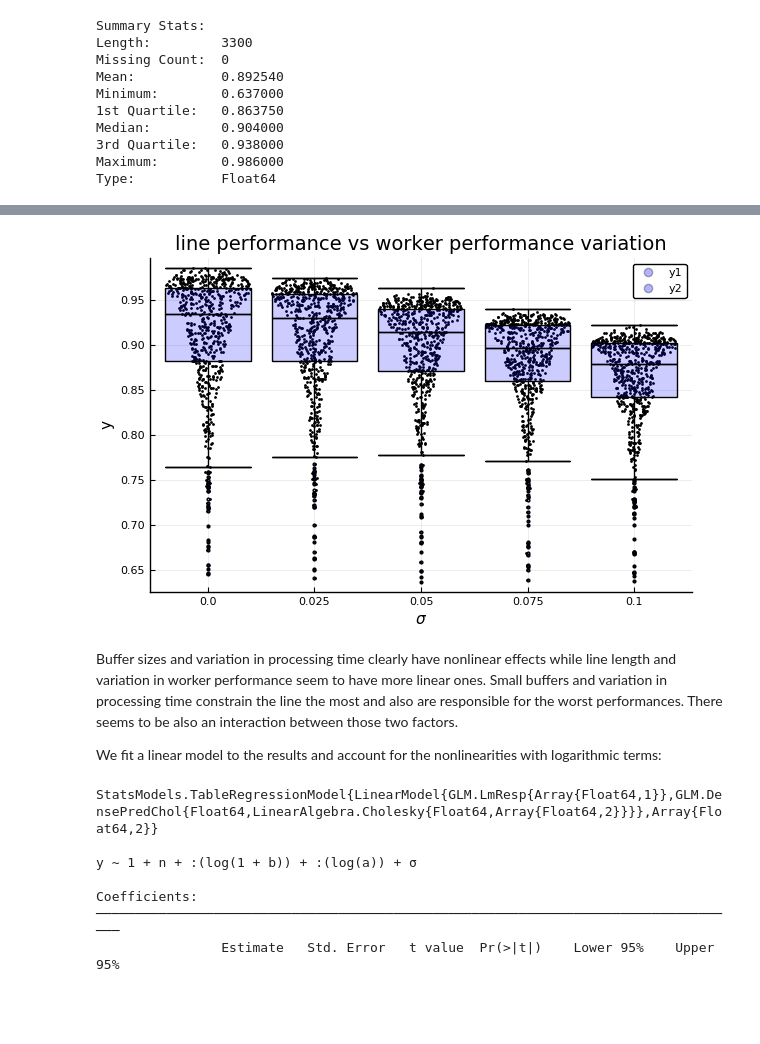
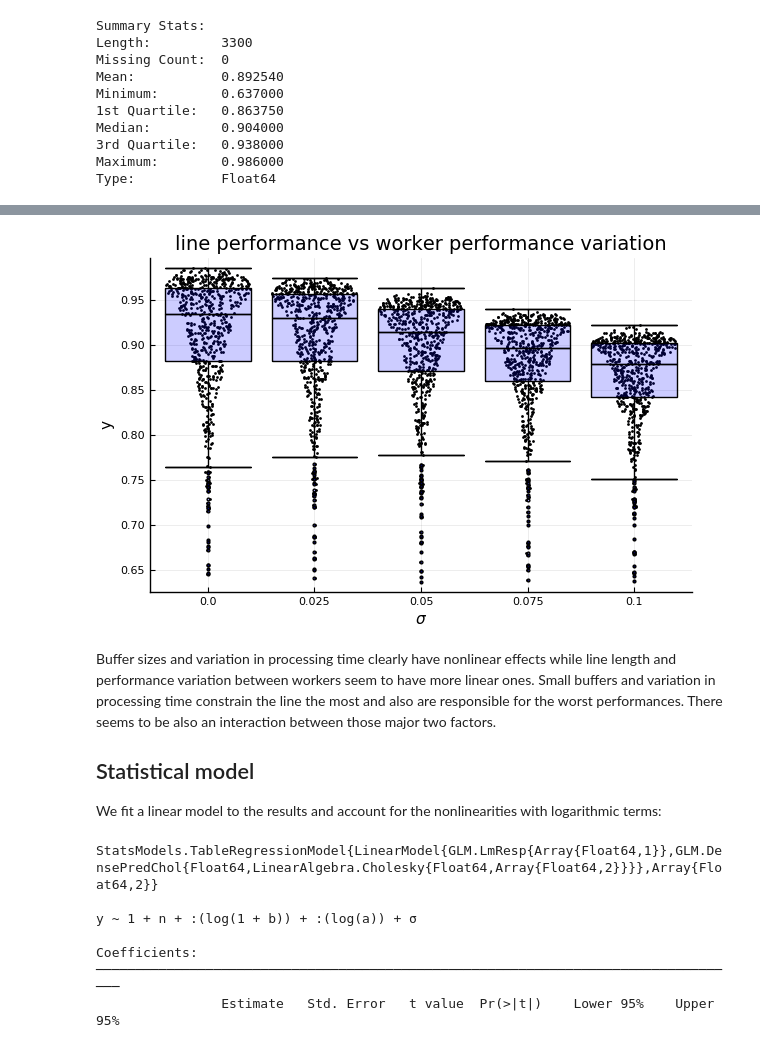
Before and after one commit to JuliaDynamics/DiscreteEvents.jl, a Jupyter notebook: docs/notebooks/dicegame.ipynb, the cells around one changed output, grey strips where cells are left out. Cells and saved outputs as stored; diff of their text form; code cells hidden in the pictures; blank space fills up the shorter version.

```diff
--- a/docs/notebooks/dicegame.ipynb
+++ b/docs/notebooks/dicegame.ipynb
@@ -320,13 +316,15 @@ The worst performance is with a long line, minimum buffers and maximum variation
 # %%
 x = Int.(round.(res.σ*40))
 @df res dotplot(x, :y, title="line performance vs worker performance variation", xlabel=L"\sigma", ylabel="y",
-    marker=(:circle, 2, 0.3, :none, 1, 0.3, :blue, :solid))
+    marker=(:circle, 2, 0.3, :none, 1, 0.3, :blue, :solid), legend=:none)
 @df res boxplot!(x, :y, marker=(:none, 0.3, 0.3, :blue, 2, 0.3, :blue, :solid), fill=(0, 0.2, :blue))
 xticks!(collect(0:4), string.(round.(σ, digits=3)))
 # %% [output]
-[figure, old version]
+[figure, new version]
 # %% [markdown]
-Buffer sizes and variation in processing time clearly have nonlinear effects while line length and variation in worker performance seem to have more linear ones. Small buffers and variation in processing time constrain the line the most and also are responsible for the worst performances. There seems to be also an interaction between those two factors.
+Buffer sizes and variation in processing time clearly have nonlinear effects while line length and performance variation between workers seem to have more linear ones. Small buffers and variation in processing time constrain the line the most and also are responsible for the worst performances. There seems to be also an interaction between those major two factors.
+
+## Statistical model
 
 We fit a linear model to the results and account for the nonlinearities with logarithmic terms:
 # %%
```
Also changed, not shown: parts of 25 cells of this notebook, 23 other files.
